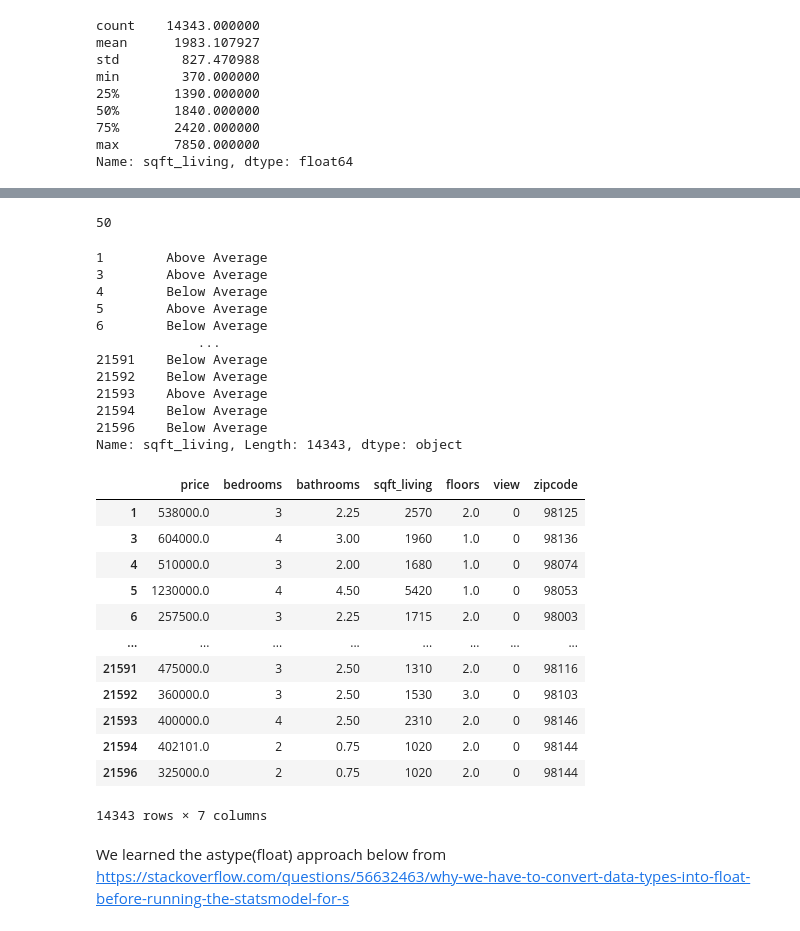
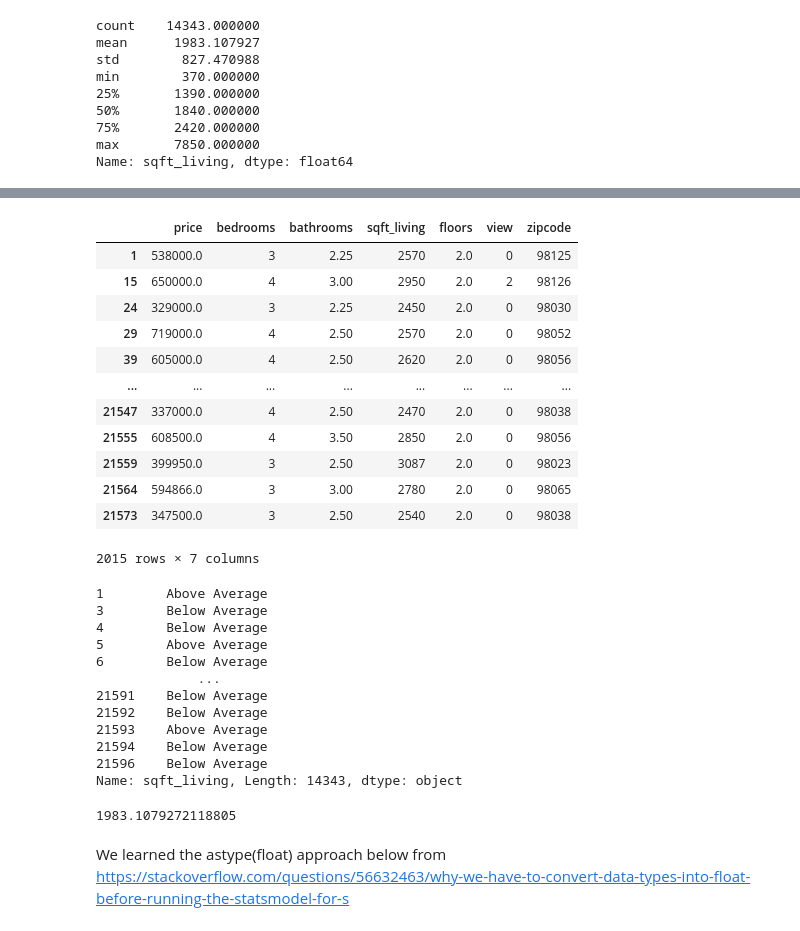
Before and after one commit to litzysj/King-County-Real-Estate-Analysis, a Jupyter notebook: Sandbox Notebook.ipynb, the cells around one changed output, grey strips where cells are left out. Drawn from its saved outputs; the diff is of its cells as text; code cells hidden in the pictures.

```diff
--- a/Sandbox Notebook.ipynb
+++ b/Sandbox Notebook.ipynb
@@ -172,17 +193,27 @@ Name: sqft_living, dtype: float64
 # %%
-lst_of_rec = df.loc[(df['sqft_living']>= 2420) & (df['view']>0) & (df['price']<750000)[50]]
+df.loc[(df['sqft_living']>=2420) & (df['price']<=750000)]
+# %% [output]
+|  | price | bedrooms | bathrooms | sqft_living | floors | view | zipcode |
+| 1 | 538000.0 | 3 | 2.25 | 2570 | 2.0 | 0 | 98125 |
+| 15 | 650000.0 | 4 | 3.00 | 2950 | 2.0 | 2 | 98126 |
+| 24 | 329000.0 | 3 | 2.25 | 2450 | 2.0 | 0 | 98030 |
+| 29 | 719000.0 | 4 | 2.50 | 2570 | 2.0 | 0 | 98052 |
+| 39 | 605000.0 | 4 | 2.50 | 2620 | 2.0 | 0 | 98056 |
+| ... | ... | ... | ... | ... | ... | ... | ... |
+| 21547 | 337000.0 | 4 | 2.50 | 2470 | 2.0 | 0 | 98038 |
+| 21555 | 608500.0 | 4 | 3.50 | 2850 | 2.0 | 0 | 98056 |
+| 21559 | 399950.0 | 3 | 2.50 | 3087 | 2.0 | 0 | 98023 |
+| 21564 | 594866.0 | 3 | 3.00 | 2780 | 2.0 | 0 | 98065 |
+| 21573 | 347500.0 | 3 | 2.50 | 2540 | 2.0 | 0 | 98038 |
+2015 rows × 7 columns
-# %%
-len(lst_of_rec)
-# %% [output]
-50
 # %%
 X = df.drop(columns='price')
 y = df['price']
 # %%
-df['sqft_living'].apply(lambda x: "Below Average" if x < 1900 else "Above Average")
+df['sqft_living'].apply(lambda x: "Below Average" if x < 1983 else "Above Average")
 # %% [output]
 1        Above Average
-3        Above Average
+3        Below Average
 4        Below Average
 5        Above Average
 6        Below Average
@@ -194,21 +225,9 @@ df['sqft_living'].apply(lambda x: "Below Average" if x < 1900 else "Above Averag
 21596    Below Average
 Name: sqft_living, Length: 14343, dtype: object
 # %%
-df
+df['sqft_living'].mean()
 # %% [output]
-|  | price | bedrooms | bathrooms | sqft_living | floors | view | zipcode |
-| 1 | 538000.0 | 3 | 2.25 | 2570 | 2.0 | 0 | 98125 |
-| 3 | 604000.0 | 4 | 3.00 | 1960 | 1.0 | 0 | 98136 |
-| 4 | 510000.0 | 3 | 2.00 | 1680 | 1.0 | 0 | 98074 |
-| 5 | 1230000.0 | 4 | 4.50 | 5420 | 1.0 | 0 | 98053 |
-| 6 | 257500.0 | 3 | 2.25 | 1715 | 2.0 | 0 | 98003 |
-| ... | ... | ... | ... | ... | ... | ... | ... |
-| 21591 | 475000.0 | 3 | 2.50 | 1310 | 2.0 | 0 | 98116 |
-| 21592 | 360000.0 | 3 | 2.50 | 1530 | 3.0 | 0 | 98103 |
-| 21593 | 400000.0 | 4 | 2.50 | 2310 | 2.0 | 0 | 98146 |
-| 21594 | 402101.0 | 2 | 0.75 | 1020 | 2.0 | 0 | 98144 |
-| 21596 | 325000.0 | 2 | 0.75 | 1020 | 2.0 | 0 | 98144 |
-14343 rows × 7 columns
+1983.1079272118805
 # %% [markdown]
 We learned the astype(float) approach below from https://stackoverflow.com/questions/56632463/why-we-have-to-convert-data-types-into-float-before-running-the-statsmodel-for-s
 # %%
```
Also changed, not shown: parts of 2 cells of this notebook.
